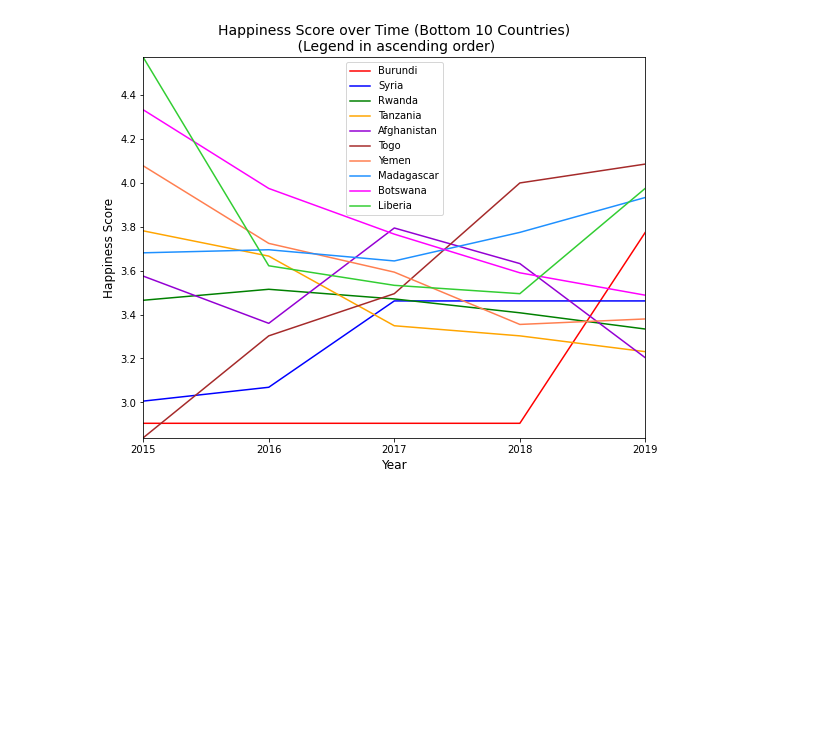
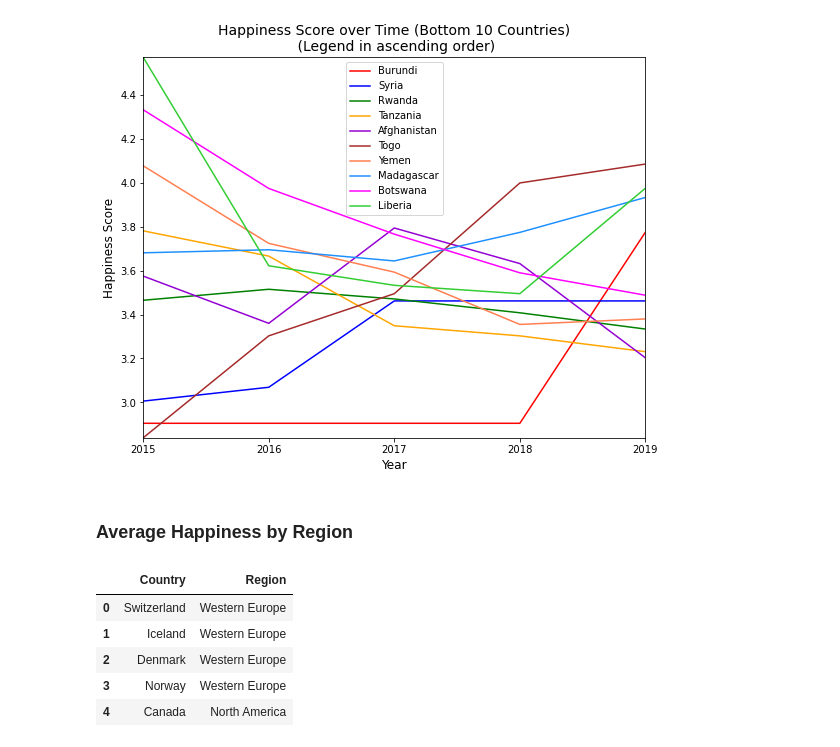
Before and after one commit to reginesgit/Factors-Contributing-to-a-Countrys-Happiness, a Jupyter notebook: Happiness/Happiness_Visual_Analysis.ipynb, the cells around one changed output. Cells and saved outputs as stored; diff of their text form; code cells hidden in the pictures; blank space fills up the shorter version.

```diff
--- a/Happiness/Happiness_Visual_Analysis.ipynb
+++ b/Happiness/Happiness_Visual_Analysis.ipynb
@@ -193,3 +193,17 @@ plt.savefig("../Images/Happiness_Bottom10.png")
 plt.show()
 # %% [output]
 [figure]
+# %% [markdown]
+### Average Happiness by Region
+# %%
+# Import the country and region information into a DataFrame
+region_file = "Resources/country_region.csv"
+region_df = pd.read_csv(region_file, encoding = "UTF-8")
+region_df.head()
+# %% [output]
+|  | Country | Region |
+| 0 | Switzerland | Western Europe |
+| 1 | Iceland | Western Europe |
+| 2 | Denmark | Western Europe |
+| 3 | Norway | Western Europe |
+| 4 | Canada | North America |
```
Also changed, not shown: parts of 6 cells of this notebook, 1 other file.
